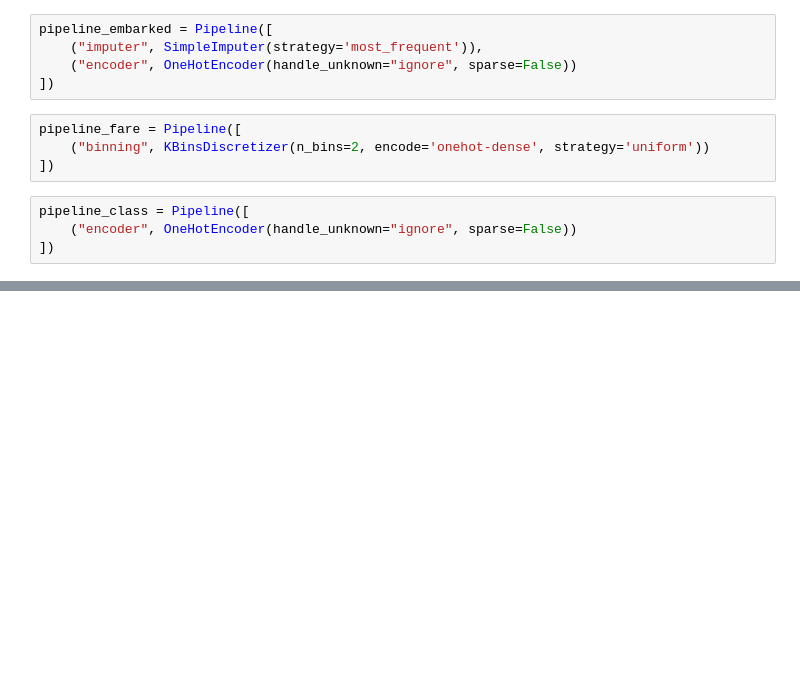
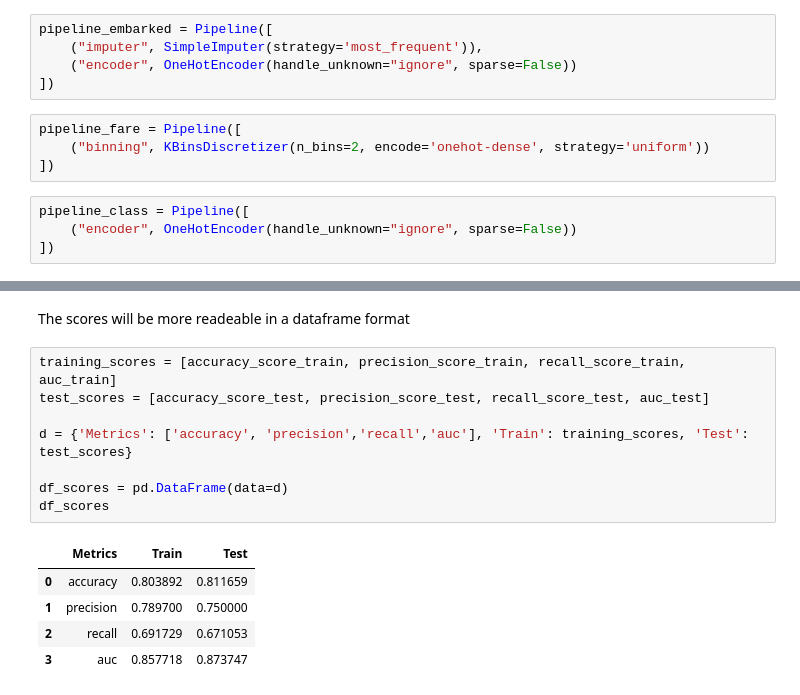
Before and after one commit to Kenoai/Spiced-Academy-Bootcamp, a Jupyter notebook: week_2/Project_2/Project_week_2.ipynb, the cells around one changed output, grey strips where cells are left out. Cells and saved outputs as stored; diff of their text form; blank space fills up the shorter version.

```diff
--- a/week_2/Project_2/Project_week_2.ipynb
+++ b/week_2/Project_2/Project_week_2.ipynb
@@ -456,0 +426,16 @@ Benchmark clf.score
+# %% [markdown]
+The scores will be more readeable in a dataframe format
+# %%
+training_scores = [accuracy_score_train, precision_score_train, recall_score_train, auc_train]
+test_scores = [accuracy_score_test, precision_score_test, recall_score_test, auc_test]
+
+d = {'Metrics': ['accuracy', 'precision','recall','auc'], 'Train': training_scores, 'Test': test_scores}
+
+df_scores = pd.DataFrame(data=d)
+df_scores
+# %% [output]
+|  | Metrics | Train | Test |
+| 0 | accuracy | 0.803892 | 0.811659 |
+| 1 | precision | 0.789700 | 0.750000 |
+| 2 | recall | 0.691729 | 0.671053 |
+| 3 | auc | 0.857718 | 0.873747 |
```
Also changed, not shown: parts of 68 cells of this notebook.
